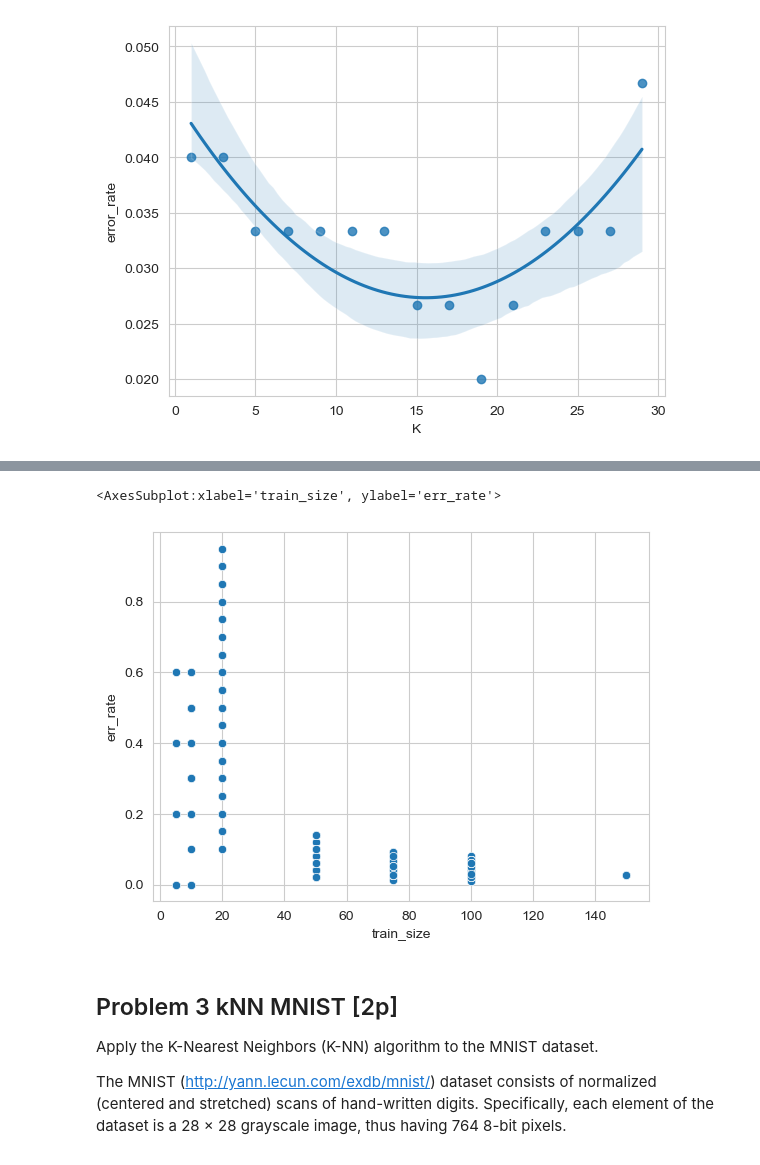
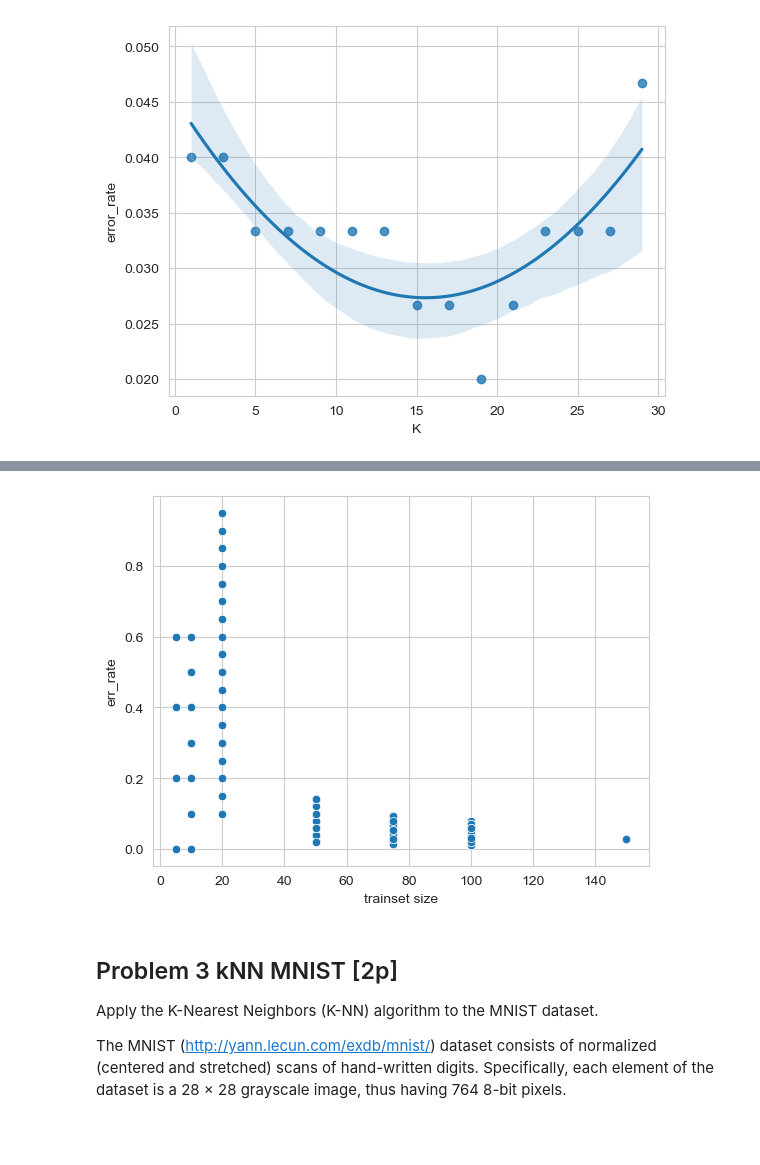
Before and after one commit to dmika1234/ml_uwr_22, a Jupyter notebook: Assignments/Assignment3.ipynb, the cells around one changed output, grey strips where cells are left out. Cells and saved outputs as stored; diff of their text form; code cells hidden in the pictures.

```diff
--- a/Assignments/Assignment3.ipynb
+++ b/Assignments/Assignment3.ipynb
@@ -353,10 +368,11 @@ results_df.to_csv('Assignment3_data/prob2_2.csv', index=False)
 # %%
 results_df = pd.read_csv('Assignment3_data/prob2_2.csv')
 plt.figure()
 sns.scatterplot(x = "train_size", y = "err_rate", data = results_df)
+plt.xlabel('trainset size')
+plt.show()
 # %% [output]
-<AxesSubplot:xlabel='train_size', ylabel='err_rate'>
-[figure, old version]
+[figure, new version]
 # %% [markdown]
 ## Problem 3 kNN MNIST [2p]
 
```
Also changed, not shown: parts of 3 cells of this notebook.
